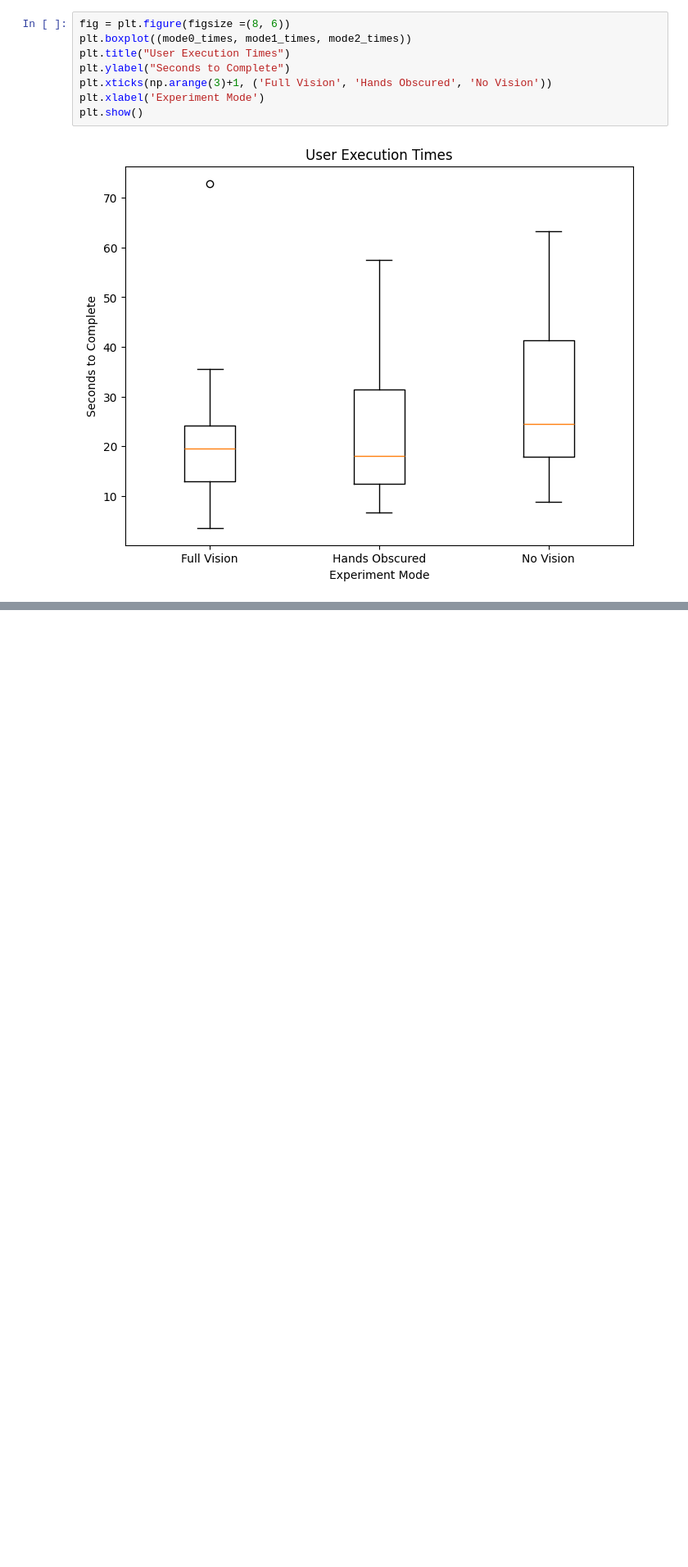
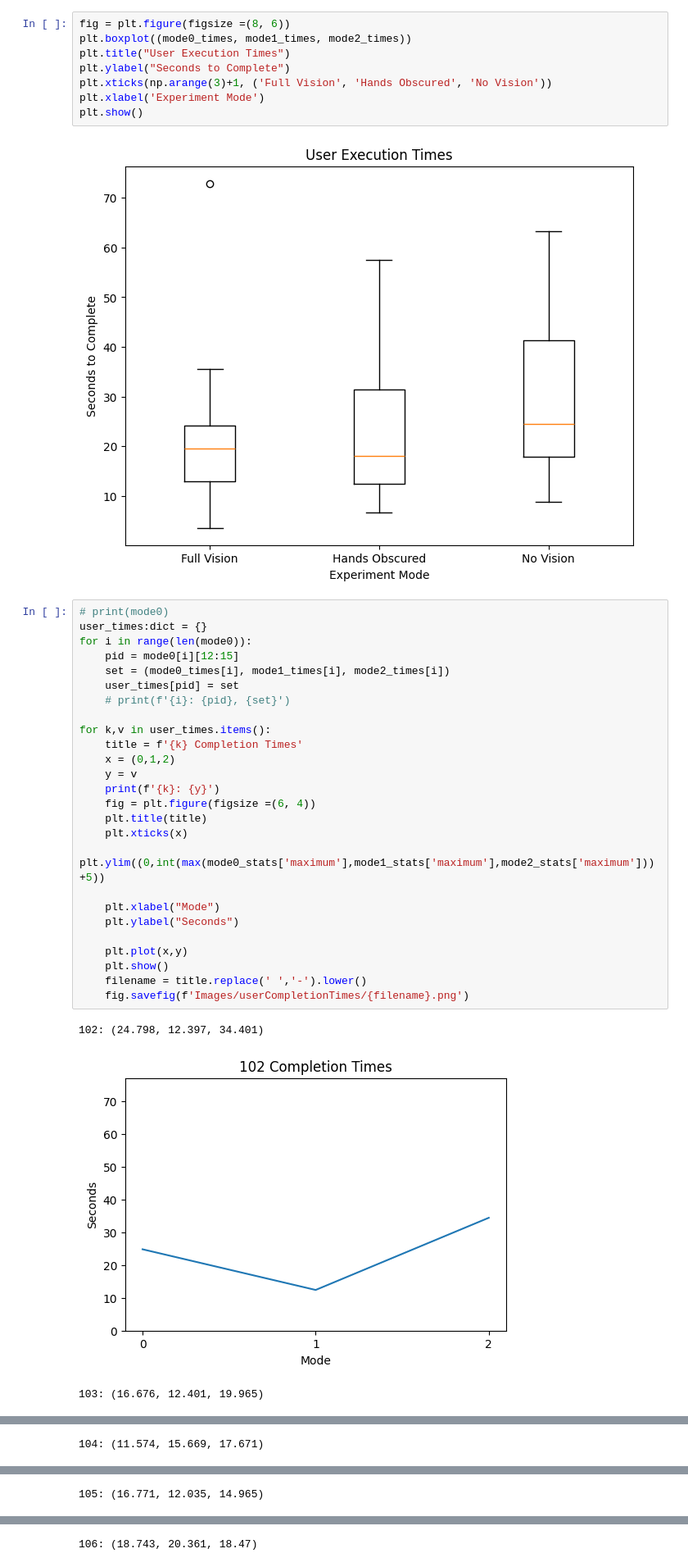
Before and after one commit to csu-hci-projects/FA23-FoldAR-Step-by-step-Instructions-for-Folding-Paper-Models-in-AR, a Jupyter notebook: FoldAR_Analysis.ipynb, the cells around one changed output, grey strips where cells are left out. Shown at 82% size. Saved outputs shown, nothing was run; the diff lists cells and outputs as text; blank space fills up the shorter version.

Commit message:
Plotting user completion times

```diff
--- a/FoldAR_Analysis.ipynb
+++ b/FoldAR_Analysis.ipynb
@@ -497,3 +497,33 @@ plt.xlabel('Experiment Mode')
 plt.show()
 # %% [output]
 [figure]
+# %%
+# print(mode0)
+user_times:dict = {}
+for i in range(len(mode0)):
+    pid = mode0[i][12:15]
+    set = (mode0_times[i], mode1_times[i], mode2_times[i])
+    user_times[pid] = set
+    # print(f'{i}: {pid}, {set}')
+
+for k,v in user_times.items():
+    title = f'{k} Completion Times'
+    x = (0,1,2)
+    y = v
+    print(f'{k}: {y}')
+    fig = plt.figure(figsize =(6, 4))
+    plt.title(title)
+    plt.xticks(x)
+    plt.ylim((0,int(max(mode0_stats['maximum'],mode1_stats['maximum'],mode2_stats['maximum']))+5))
+
+    plt.xlabel("Mode")
+    plt.ylabel("Seconds")
+
+    plt.plot(x,y)
+    plt.show()
+    filename = title.replace(' ','-').lower()
+    fig.savefig(f'Images/userCompletionTimes/{filename}.png')
+# %% [output]
+102: (24.798, 12.397, 34.401)
+[figure, added]
+103: (16.676, 12.401, 19.965)
@@ -499,0 +531 @@ plt.show()
+104: (11.574, 15.669, 17.671)
@@ -499,0 +533 @@ plt.show()
+105: (16.771, 12.035, 14.965)
@@ -499,0 +535 @@ plt.show()
+106: (18.743, 20.361, 18.47)
```
Also changed, not shown: parts of 2 cells of this notebook.
